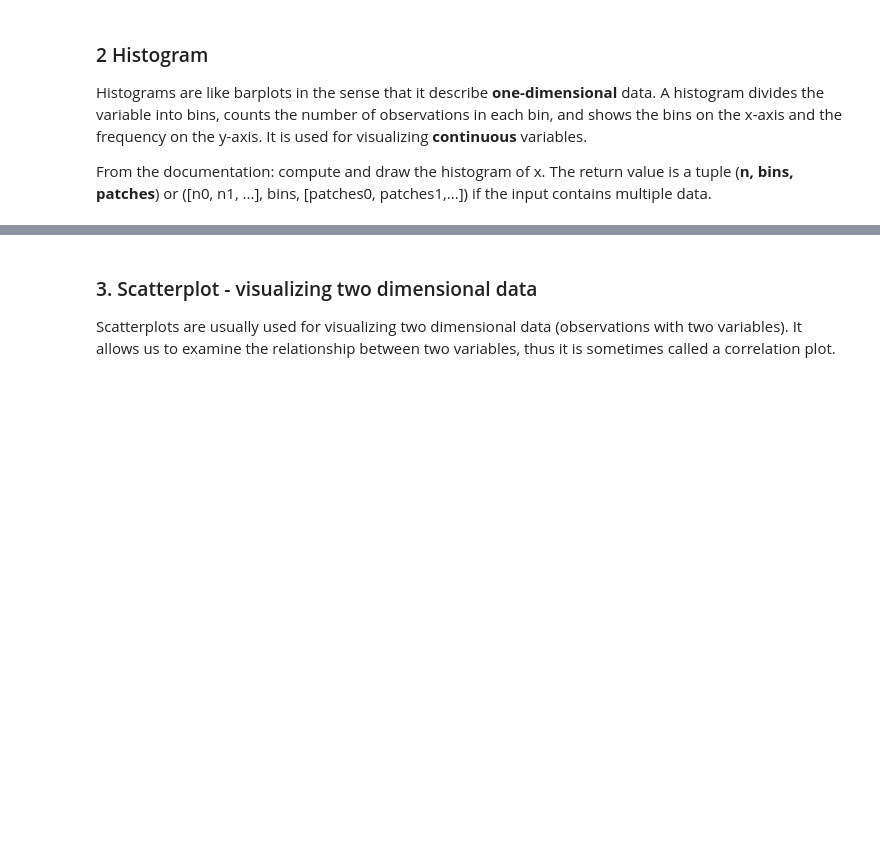
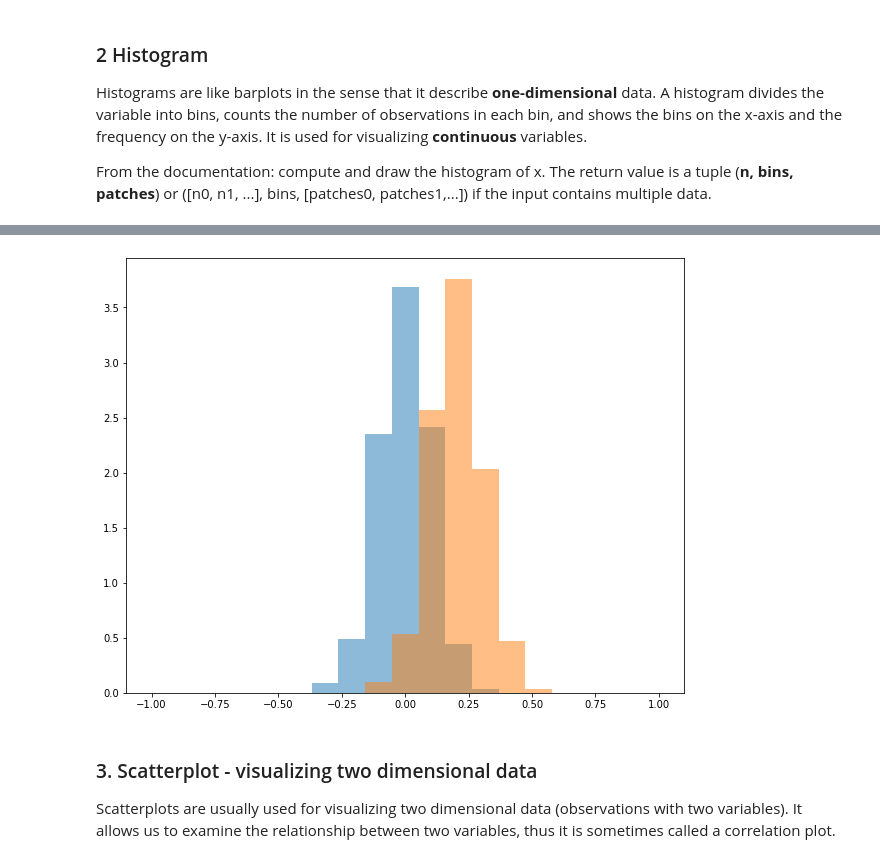
Before and after one commit to congxu1990/hbs-ds-060120, a Jupyter notebook: module-1/day-8-visualizations/visualizations_Cong.ipynb, the cells around one changed output, grey strips where cells are left out. Saved outputs shown, nothing was run; the diff lists cells and outputs as text; code cells hidden in the pictures; blank space fills up the shorter version.

```diff
--- a/module-1/day-8-visualizations/visualizations_Cong.ipynb
+++ b/module-1/day-8-visualizations/visualizations_Cong.ipynb
@@ -689,14 +701,18 @@ plt.show()
 # %%
 # overlaid histograms for two distributions
 # plotting two histograms
 mu1, sigma1 = 0, 0.1  # mean and standard deviation
 s1 = np.random.normal(mu1, sigma1, 1000)
 mu2, sigma2 = 0.2, 0.1
 s2 = np.random.normal(mu2, sigma2, 1000)
 plt.figure(figsize=(10, 8))
-plt.hist(s1, bins=200, density=True, alpha=.5)
-plt.hist(s2, bins=200, density=True, alpha=.5)
+# bins = [-.4, -.3, -.2, -.1, 0, .1, .2, .3, .4, .5, .6] #manually set edges so that it stays clean when you compare 2 histos
+bins = np.linspace(-1, 1, 20)
+plt.hist(s1, bins=bins, density=True, alpha=.5)
+plt.hist(s2, bins=bins, density=True, alpha=.5)
 plt.show()
+# %% [output]
+[figure, added]
 # %% [markdown]
 ### 3. Scatterplot - visualizing two dimensional data
 Scatterplots are usually used for visualizing two dimensional data (observations with two variables). It allows us to examine the relationship between two variables, thus it is sometimes called a correlation plot.
```
Also changed, not shown: parts of 27 cells of this notebook, 2 other files.
